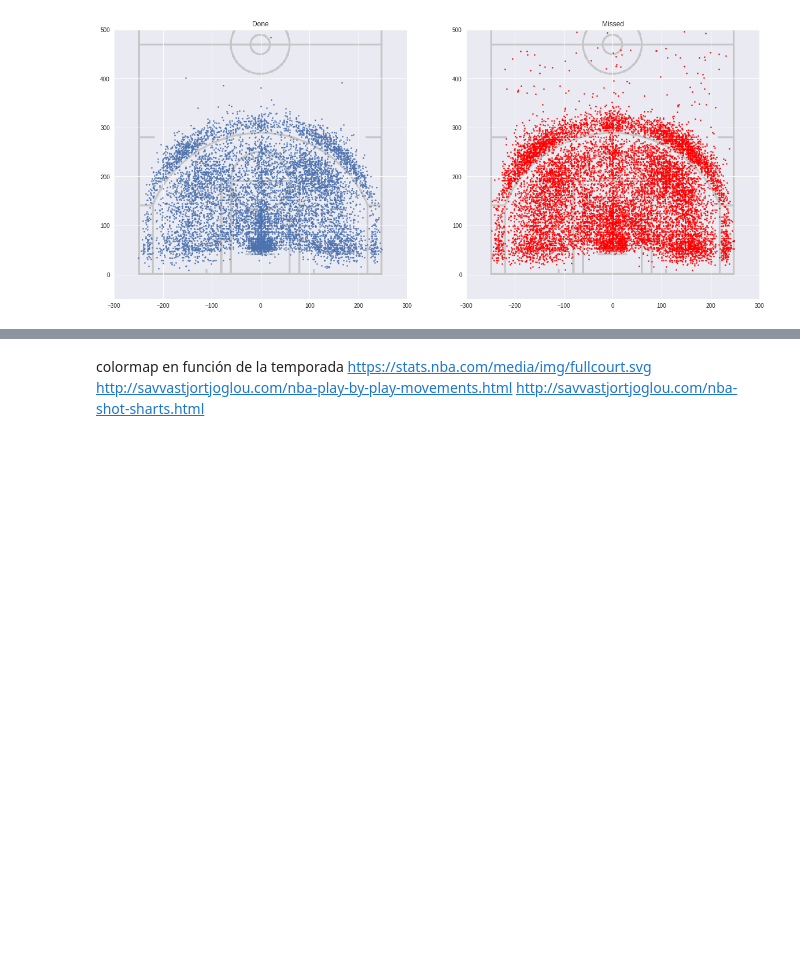
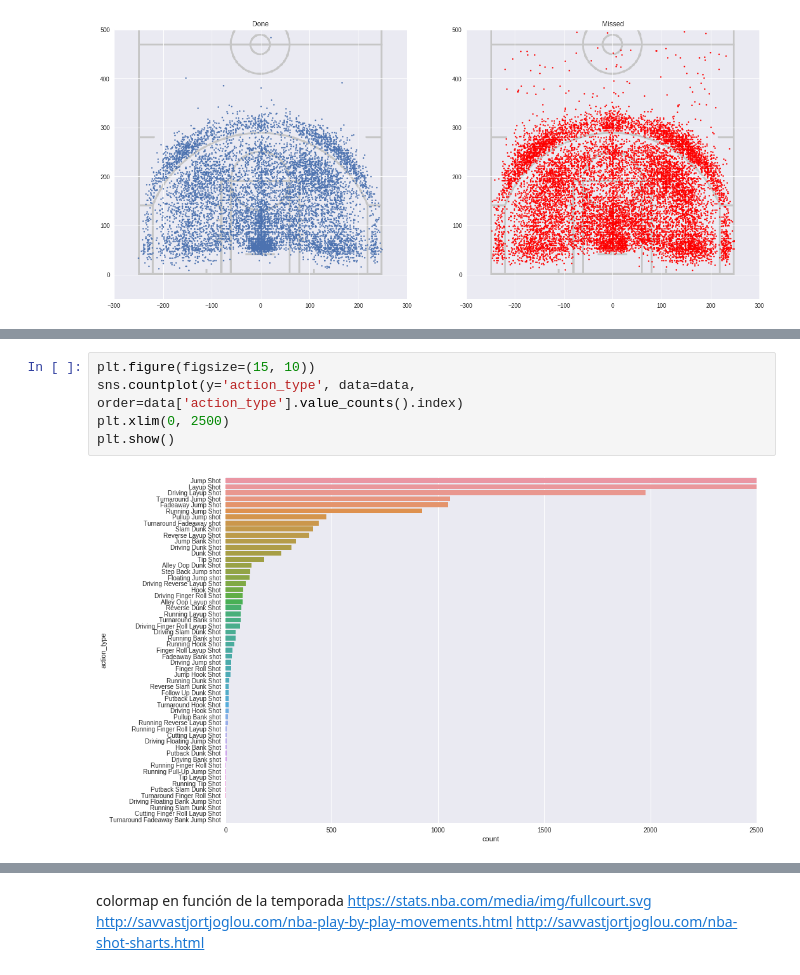
Before and after one commit to fedebarabas/fedebarabas.github.io, a Jupyter notebook: _posts/projects/2018-04-08-Kobe.ipynb, the cells around one changed output, grey strips where cells are left out. Cells and saved outputs as stored; diff of their text form; blank space fills up the shorter version.

```diff
--- a/_posts/projects/2018-04-08-Kobe.ipynb
+++ b/_posts/projects/2018-04-08-Kobe.ipynb
@@ -79,0 +112,7 @@ data.drop(drop_columns, axis=1, inplace=True)
+# %%
+plt.figure(figsize=(15, 10))
+sns.countplot(y='action_type', data=data, order=data['action_type'].value_counts().index)
+plt.xlim(0, 2500)
+plt.show()
+# %% [output]
+[figure, added]
```
Also changed, not shown: parts of 60 cells of this notebook, 2 other files.
